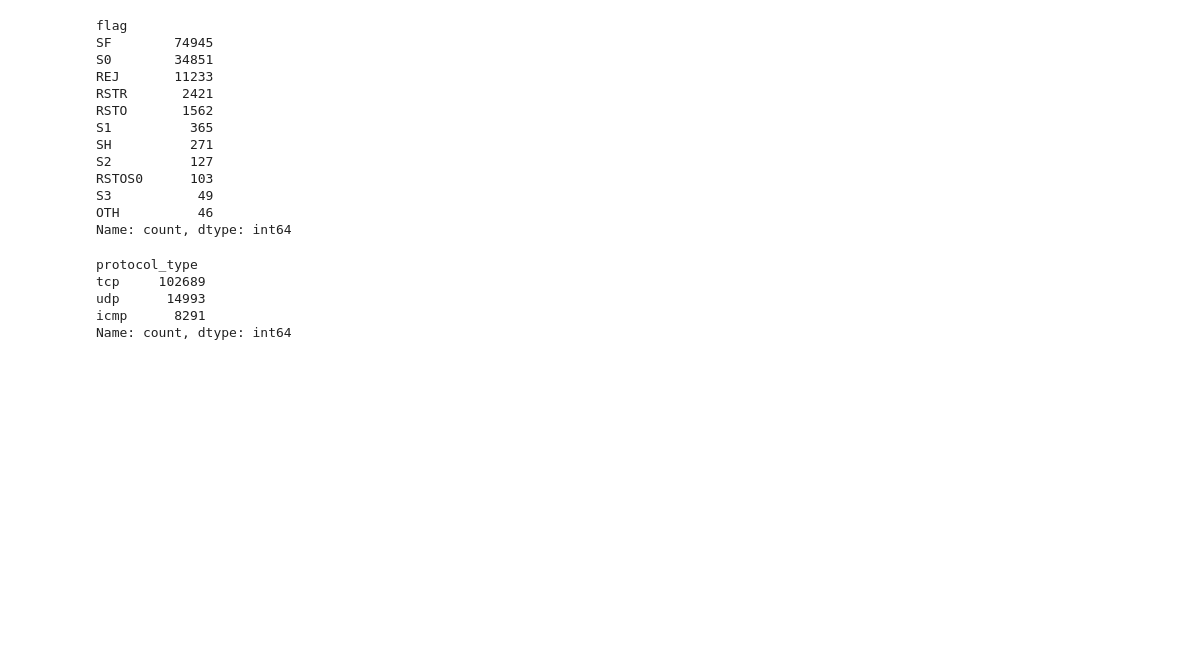
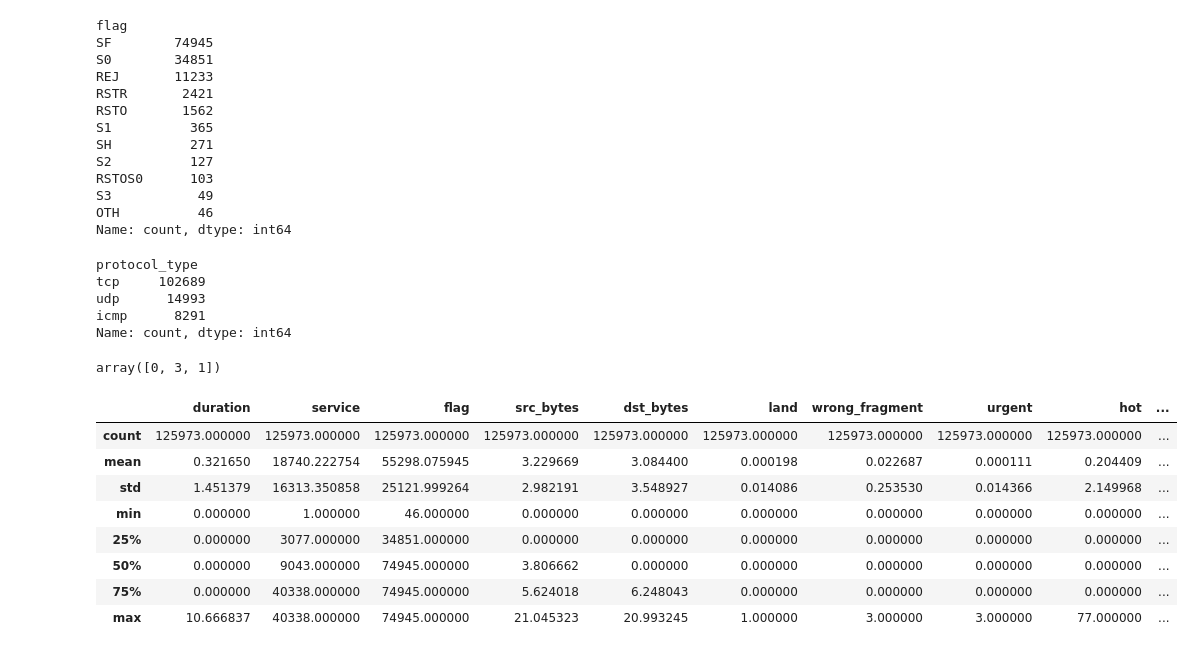
Before and after one commit to mjallen729/Anomaly-Detection-NetTraffic, a Jupyter notebook: notebooks/explore.ipynb, the cells around one changed output. Cells and saved outputs as stored; diff of their text form; code cells hidden in the pictures; blank space fills up the shorter version.

```diff
--- a/notebooks/explore.ipynb
+++ b/notebooks/explore.ipynb
@@ -1,5 +1,7 @@
 # %%
 import pandas as pd
+# %%
+pd.set_option('display.max_columns', None)
 # %%
 df = pd.read_csv('../data/kdd_train.csv')
 # %%
@@ -114,3 +114,21 @@ tcp     102689
 udp      14993
 icmp      8291
 Name: count, dtype: int64
+# %%
+df['wrong_fragment'].unique()
+# %% [output]
+array([0, 3, 1])
+# %%
+df = pd.read_csv('../data/preproc_kdd_train.csv')
+# %%
+df.describe()
+# %% [output]
+|  | duration | service | flag | src_bytes | dst_bytes | land | wrong_fragment | urgent | hot | ... |
+| count | 125973.000000 | 125973.000000 | 125973.000000 | 125973.000000 | 125973.000000 | 125973.000000 | 125973.000000 | 125973.000000 | 125973.000000 | ... |
+| mean | 0.321650 | 18740.222754 | 55298.075945 | 3.229669 | 3.084400 | 0.000198 | 0.022687 | 0.000111 | 0.204409 | ... |
+| std | 1.451379 | 16313.350858 | 25121.999264 | 2.982191 | 3.548927 | 0.014086 | 0.253530 | 0.014366 | 2.149968 | ... |
+| min | 0.000000 | 1.000000 | 46.000000 | 0.000000 | 0.000000 | 0.000000 | 0.000000 | 0.000000 | 0.000000 | ... |
+| 25% | 0.000000 | 3077.000000 | 34851.000000 | 0.000000 | 0.000000 | 0.000000 | 0.000000 | 0.000000 | 0.000000 | ... |
+| 50% | 0.000000 | 9043.000000 | 74945.000000 | 3.806662 | 0.000000 | 0.000000 | 0.000000 | 0.000000 | 0.000000 | ... |
+| 75% | 0.000000 | 40338.000000 | 74945.000000 | 5.624018 | 6.248043 | 0.000000 | 0.000000 | 0.000000 | 0.000000 | ... |
+| max | 10.666837 | 40338.000000 | 74945.000000 | 21.045323 | 20.993245 | 1.000000 | 3.000000 | 3.000000 | 77.000000 | ... |
```
Also changed, not shown: parts of 3 cells of this notebook.
